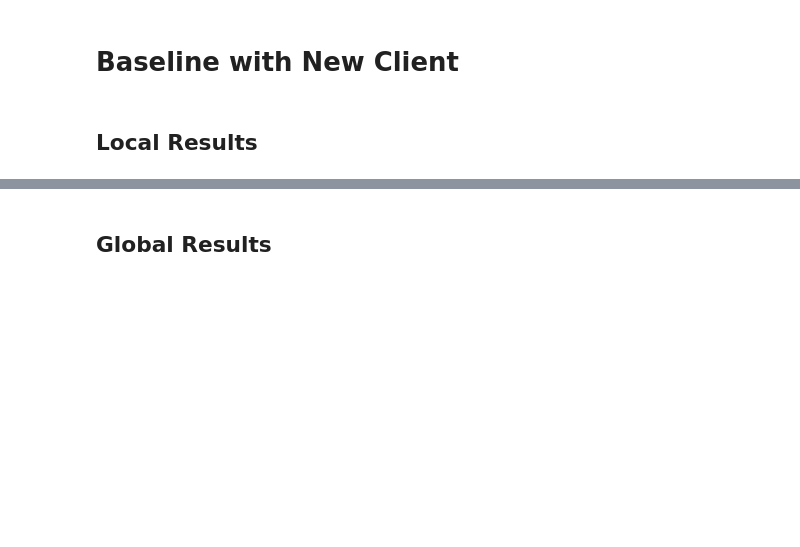
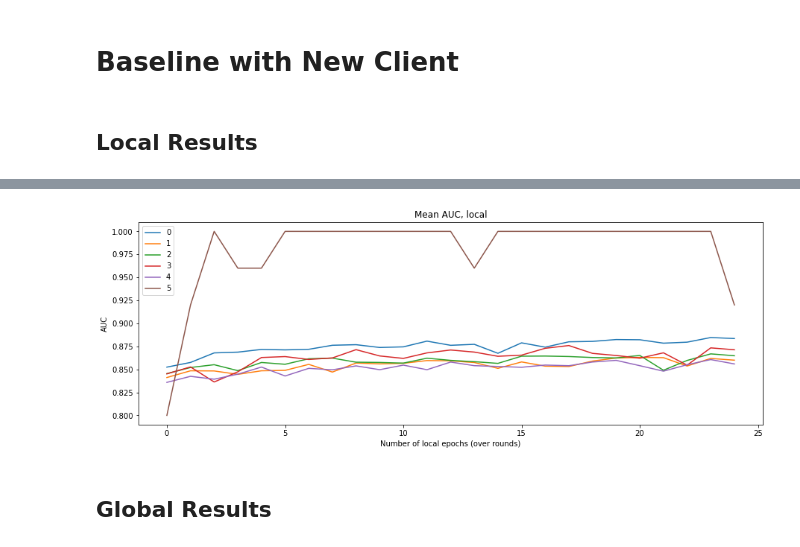
Before and after one commit to linev8k/cxr-fl-privacy, a Jupyter notebook: evaluation_baseline.ipynb, the cells around one changed output, grey strips where cells are left out. Saved outputs shown, nothing was run; the diff lists cells and outputs as text; code cells hidden in the pictures; blank space fills up the shorter version.

```diff
--- a/evaluation_baseline.ipynb
+++ b/evaluation_baseline.ipynb
@@ -192,42 +246,18 @@ plt.show()
-# %%
-fig, ax = plt.subplots(1,2, sharey=True, figsize=(15,5))
-
-for i in [0]:
-    client_df = local[local['client']==i].reset_index(drop=True)
-    ax[0].plot(client_df.index, client_df['train loss'], label=str(client_df['client'][0]) + ' train')
-    ax[0].plot(client_df.index, client_df['val loss'], label=str(client_df['client'][0])+ ' val')
-
-
-ax[0].legend()
-ax[0].set_xlabel('Number of local epochs (over rounds)')
-ax[0].set_ylabel('Loss')
-ax[0].set_title('Loss, Client 0')
-
-for i in [2]:
-    client_df = local[local['client']==i].reset_index(drop=True)
-    ax[1].plot(client_df.index, client_df['train loss'], label=str(client_df['client'][0]) + ' train')
-    ax[1].plot(client_df.index, client_df['val loss'], label=str(client_df['client'][0])+ ' val')
-
-ax[1].legend()
-ax[1].set_xlabel('Number of local epochs (over rounds)')
-ax[1].set_ylabel('Loss')
-ax[1].set_title('Loss, Client 2')
-
-
-plt.show()
 # %%
 fig = plt.figure(figsize=(15,5))
 
-for i in range(5):
+for i in range(6):
     client_df = local[local['client']==i].reset_index(drop=True)
     plt.plot(client_df.index, client_df['val AUC'], label=client_df['client'][0])
 
 plt.legend()
 plt.xlabel('Number of local epochs (over rounds)')
 plt.ylabel('AUC')
 plt.title('Mean AUC, local')
 
 plt.show()
+# %% [output]
+[figure, added]
 # %% [markdown]
 ## Global Results
 # %%
```
Also changed, not shown: parts of 7 cells of this notebook.
